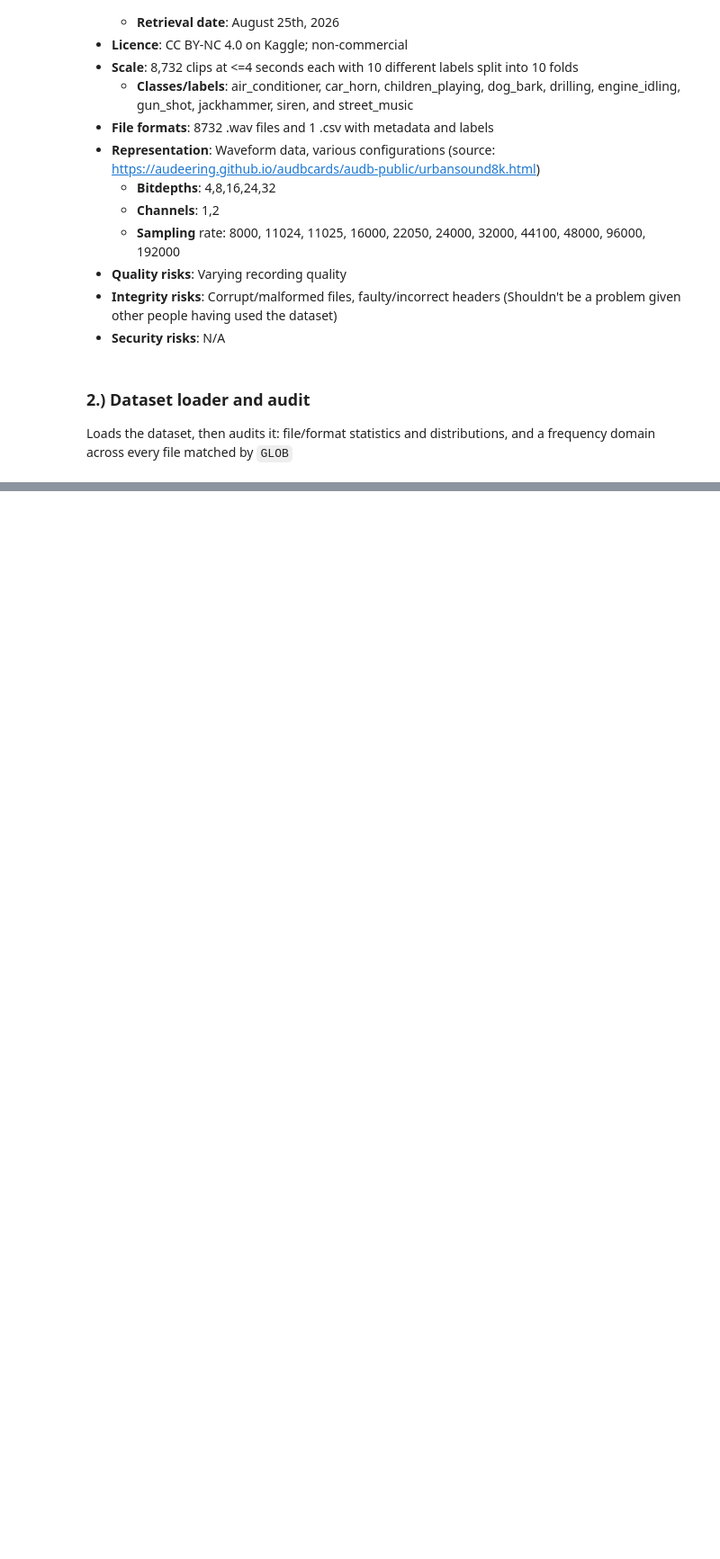
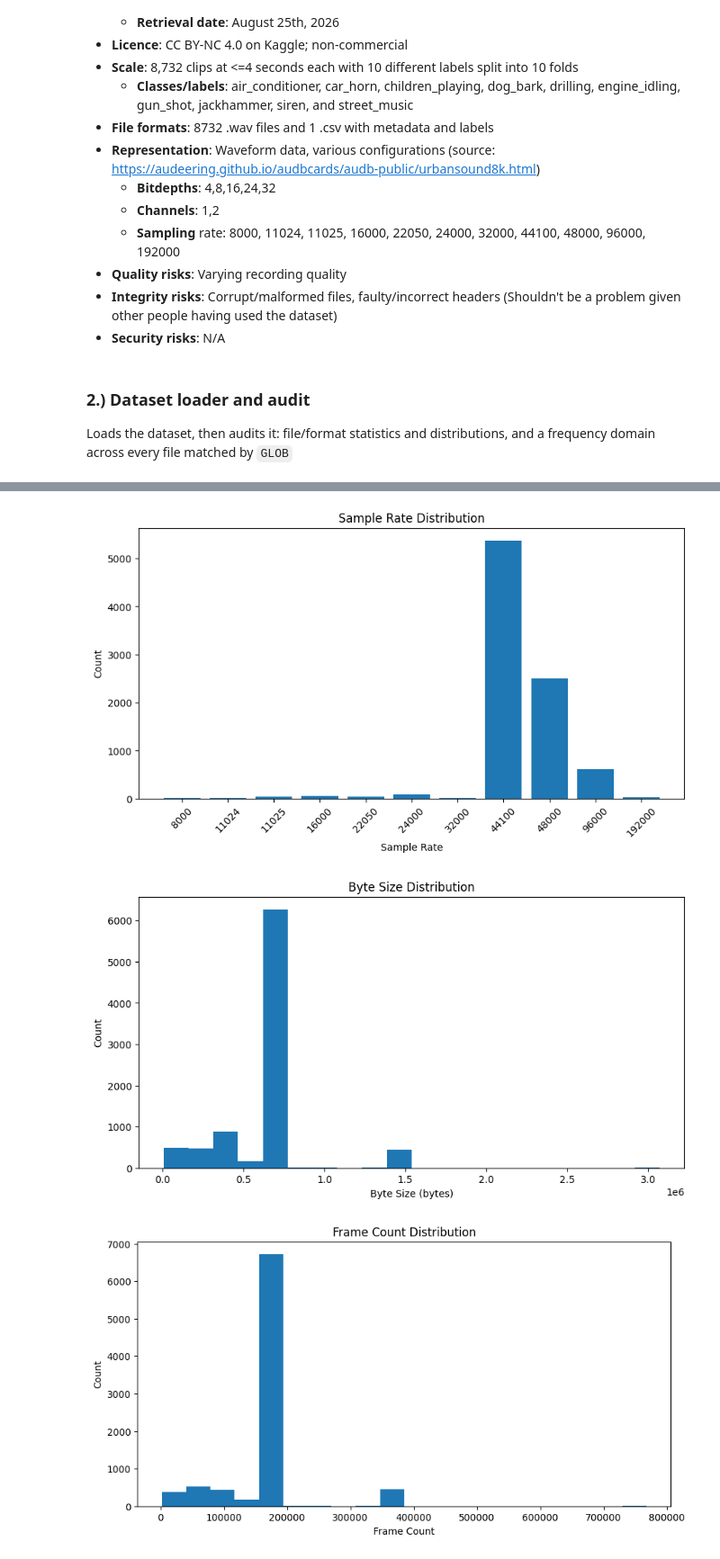
Before and after one commit to HexactlyA/IDIG4120, a Jupyter notebook: IDIG4120_P1_Kivle_Stubø.ipynb, the cells around one changed output, grey strips where cells are left out. Shown at 90% size. Cells and saved outputs as stored; diff of their text form; code cells hidden in the pictures; blank space fills up the shorter version.

Commit message:
feat(P1): Added quantization experiment, changing all files to int16 dtype

```diff
--- a/IDIG4120_P1_Kivle_Stubø.ipynb
+++ b/IDIG4120_P1_Kivle_Stubø.ipynb
@@ -53,7 +55,7 @@ class Metadata:
     subtype: str #WAV subtype
     channel_count: int
     label: CLASSES
-    file_size: int #In bytes
+    byte_size: int
     frame_count: int
     sample_rate: int
     amplitude_min: int
@@ -467,0 +513,26 @@ Subtype Counts
+# %%
+def quantize_to_int16(data: np.ndarray) -> np.ndarray:
+    '''
+        Rescales decoded samples to int16
+
+        Args:
+            data: Decoded single-channel sample data, any numeric dtype
+
+        Returns:
+            np.ndarray of int16 samples
+    '''
+    MAX_INT16 = 32767
+    MIN_INT16 = -32768
+
+    if np.issubdtype(data.dtype, np.floating):
+        return np.clip(data * MAX_INT16, MIN_INT16, MAX_INT16).astype(np.int16)
+    if data.dtype == np.int16:
+        return data
+    info = np.iinfo(data.dtype)
+    scale = MAX_INT16 / max(abs(int(info.min)), int(info.max))
+    return np.clip(data.astype(np.float64) * scale, MIN_INT16, MAX_INT16).astype(np.int16)
+
+
+quantized_statistics = load_dataset(DATASET_PATH, transform=quantize_to_int16)
+visualize_audit(quantized_statistics)
+# %% [output]
@@ -467,0 +556,3 @@ Subtype Counts
+[figure, added]
+[figure, added]
+[figure, added]
```
Also changed, not shown: parts of 4 cells of this notebook.
